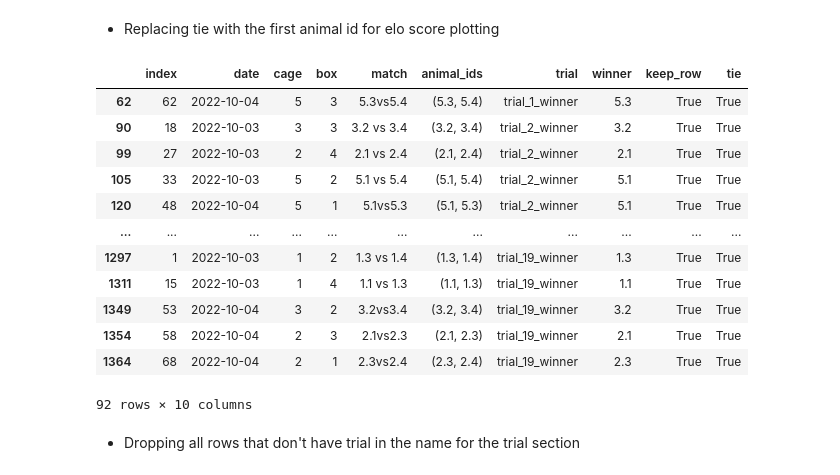
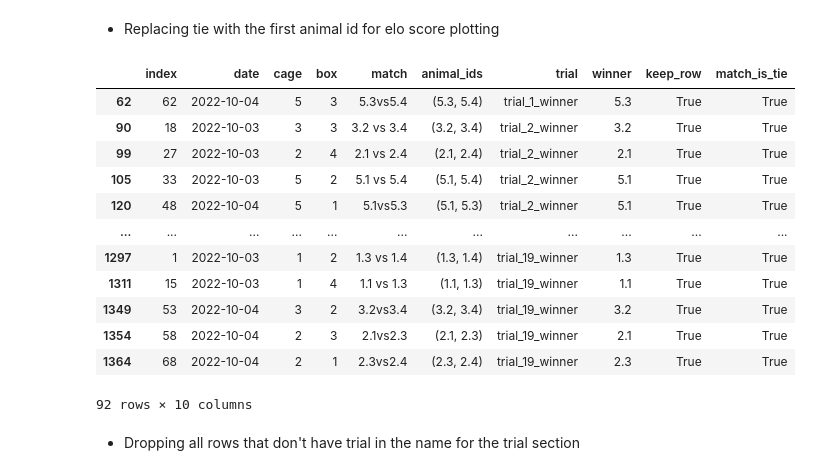
Before and after one commit to padillacoreanolab/dominance_strain_comparison, a Jupyter notebook: results/2023_04_27_pilot_3_elo_score_calculation/pilot_3_reward_competition_processing.ipynb, the cells around one changed output. Cells and saved outputs as stored; diff of their text form; code cells hidden in the pictures.

```diff
--- a/results/2023_04_27_pilot_3_elo_score_calculation/pilot_3_reward_competition_processing.ipynb
+++ b/results/2023_04_27_pilot_3_elo_score_calculation/pilot_3_reward_competition_processing.ipynb
@@ -244,10 +244,6 @@ for sheet in inputted_sheet_names_list:
     column_names = "".join([str(col) for col in pd.read_excel(raw_data_file_path, sheet_name=sheet, header=header_row).columns])
     # If a column name came from an empty cell, it would have "Unnamed" in it
     if "Unnamed" in column_names:
-        # Edited because there was an empty cell in header row
-        # TODO: Correct data
-        sheet_name_to_everything[sheet]["header_row"] = header_row
-        continue
         raise ValueError("""Not all the cells in the chosen row are filled in.
                          Please choose a row that has the name of the columns
 
@@ -405,7 +401,7 @@ reward_competition_df["cohort"] = cohort_name
 # %% [markdown]
 - Adding strain information
 # %%
-cage_to_strain = {"1": "C57", "2": "C57", "3": "C57", "4": "CD1", "5": "CD1", "6": "CD1"}
+cage_to_strain = {"1": "C57", "2": "C57", "3": "CD1", "4": "CD1"}
 # %% [markdown]
 # NOTE: If there are strains that are associated to each cage, then create a dictionary of cage numbers to strains inside the `{}`
 - i.e. `cage_to_strain = {"1": "C57", "2": "C57", "3": "C57", "4": "CD1", "5": "CD1", "6": "CD1"}`
@@ -526,15 +522,15 @@ array([('1.1', '1.2'), ('1.3', '1.4'), ('2.1', '2.2'), ('2.3', '2.4'),
 # %% [markdown]
 - Making a different column for ties
 # %%
-melted_reward_competition_df["tie"] = melted_reward_competition_df["winner"].apply(lambda x: True if "tie" in x.lower().strip() else False)
+melted_reward_competition_df["match_is_tie"] = melted_reward_competition_df["winner"].apply(lambda x: True if "tie" in x.lower().strip() else False)
 # %% [markdown]
 - Replacing tie with the first animal id for elo score plotting
 # %%
-melted_reward_competition_df["winner"] = melted_reward_competition_df.apply(lambda x: x["animal_ids"][0] if x["tie"] else x["winner"], axis=1)
+melted_reward_competition_df["winner"] = melted_reward_competition_df.apply(lambda x: x["animal_ids"][0] if x["match_is_tie"] else x["winner"], axis=1)
 # %%
-melted_reward_competition_df[melted_reward_competition_df["tie"]]
+melted_reward_competition_df[melted_reward_competition_df["match_is_tie"]]
 # %% [output]
-|  | index | date | cage | box | match | animal_ids | trial | winner | keep_row | tie |
+|  | index | date | cage | box | match | animal_ids | trial | winner | keep_row | match_is_tie |
 | 62 | 62 | 2022-10-04 | 5 | 3 | 5.3vs5.4 | (5.3, 5.4) | trial_1_winner | 5.3 | True | True |
 | 90 | 18 | 2022-10-03 | 3 | 3 | 3.2 vs 3.4 | (3.2, 3.4) | trial_2_winner | 3.2 | True | True |
 | 99 | 27 | 2022-10-03 | 2 | 4 | 2.1 vs 2.4 | (2.1, 2.4) | trial_2_winner | 2.1 | True | True |
```
Also changed, not shown: parts of 31 cells of this notebook, 35 other files.
